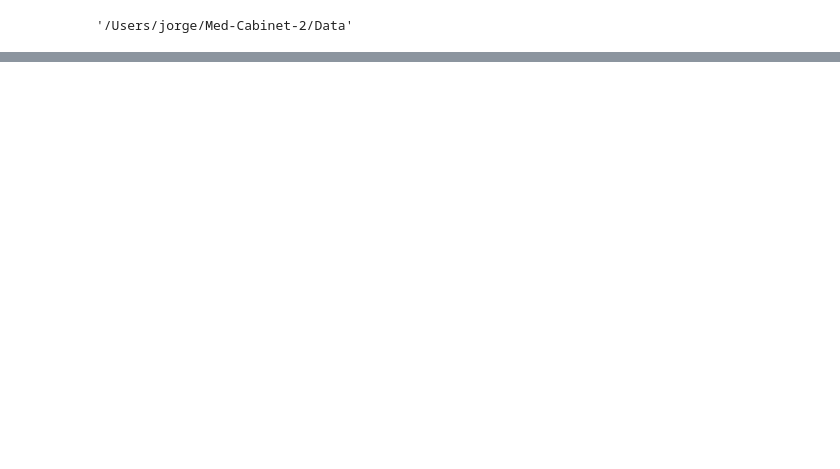
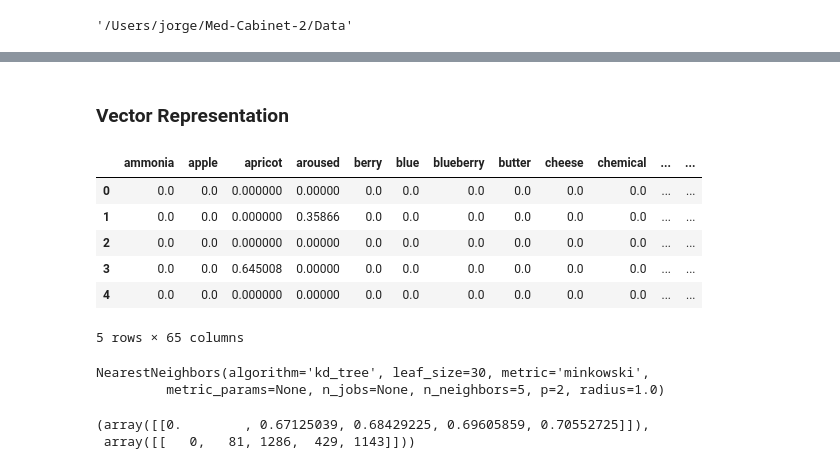
Before and after one commit to ThisIsJorgeLima/DS-ML-Engineering-, a Jupyter notebook: Med-Cabinet-2/Notebooks/Med_Cab_1.6.ipynb, the cells around one changed output, grey strips where cells are left out. Saved outputs shown, nothing was run; the diff lists cells and outputs as text; code cells hidden in the pictures; blank space fills up the shorter version.

Commit message:
CountVectorizer + Topic Modeling

```diff
--- a/Med-Cabinet-2/Notebooks/Med_Cab_1.6.ipynb
+++ b/Med-Cabinet-2/Notebooks/Med_Cab_1.6.ipynb
@@ -89,0 +99,17 @@ ValueError: invalid literal for int() with base 10: '100-Og'
+# %%
+#Tokenizer Pipe
+
+tokens = []
+
+# Make the tokens
+for doc in nlp.pipe(good_stuff['text'], disable=['tagger', 'parser', 'ner']):
+
+    doc_tokens = []
+
+    for token in doc:
+        if (token.is_stop==False) & (token.is_punct==False):
+           doc_tokens.append(token.text)
+
+    tokens.append(doc_tokens)
+
+good_stuff['tokens'] = tokens
@@ -89,0 +118,8 @@ ValueError: invalid literal for int() with base 10: '100-Og'
+# %%
+ def tokenize(doc):
+    nlp_doc = nlp(doc.lower())
+    doc_tokens = [token.text for token in nlp_doc
+    if (token.is_stop==False) and (token.is_punct==False)
+    and token.pos_!="-PRON-" and token.text != " "]
+
+    return doc_tokens
@@ -89,0 +142,4 @@ ValueError: invalid literal for int() with base 10: '100-Og'
+# %%
+# Lets apply the above and creat our series of tokenized texts:
+good_stuff['tokens'] = good_stuff['text'].apply(lambda x: tokenize(x))
+good_stuff['tokens'].head()
@@ -89,0 +191,38 @@ ValueError: invalid literal for int() with base 10: '100-Og'
+# %% [markdown]
+### Vector Representation
+# %%
+# instantiate vectorizer object:
+tfidf = TfidfVectorizer(max_df=.97,
+                        min_df=3,
+                        stop_words='english')
+
+# create a vocabulary and get word counts per document:
+dtm_tfidf = tfidf.fit_transform(good_stuff['text'])
+
+# print word counts
+
+# get feature names to use as dataframe column headers:
+tf_good_stuff = pd.DataFrame(dtm_tfidf.todense(), columns=tfidf.get_feature_names())
+
+# view Feature Matrix as DataFrame:
+tf_good_stuff.head()
+# %% [output]
+|  | ammonia | apple | apricot | aroused | berry | blue | blueberry | butter | cheese | chemical | ... | ... |
+| 0 | 0.0 | 0.0 | 0.000000 | 0.00000 | 0.0 | 0.0 | 0.0 | 0.0 | 0.0 | 0.0 | ... | ... |
+| 1 | 0.0 | 0.0 | 0.000000 | 0.35866 | 0.0 | 0.0 | 0.0 | 0.0 | 0.0 | 0.0 | ... | ... |
+| 2 | 0.0 | 0.0 | 0.000000 | 0.00000 | 0.0 | 0.0 | 0.0 | 0.0 | 0.0 | 0.0 | ... | ... |
+| 3 | 0.0 | 0.0 | 0.645008 | 0.00000 | 0.0 | 0.0 | 0.0 | 0.0 | 0.0 | 0.0 | ... | ... |
+| 4 | 0.0 | 0.0 | 0.000000 | 0.00000 | 0.0 | 0.0 | 0.0 | 0.0 | 0.0 | 0.0 | ... | ... |
+5 rows × 65 columns
+# %%
+# fit on dtm_tfidf:
+nn = NearestNeighbors(n_neighbors=5, algorithm='kd_tree')
+nn.fit(tf_good_stuff)
+# %% [output]
+NearestNeighbors(algorithm='kd_tree', leaf_size=30, metric='minkowski',
+         metric_params=None, n_jobs=None, n_neighbors=5, p=2, radius=1.0)
+# %%
+nn.kneighbors([tf_good_stuff.iloc[0]])
+# %% [output]
+(array([[0.        , 0.67125039, 0.68429225, 0.69605859, 0.70552725]]),
+ array([[   0,   81, 1286,  429, 1143]]))
```
Also changed, not shown: parts of 66 cells of this notebook.
